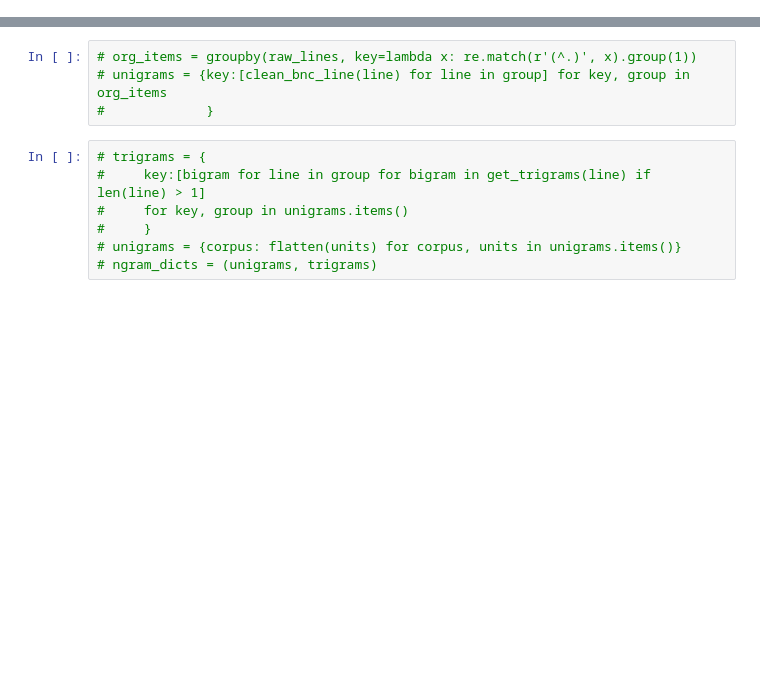
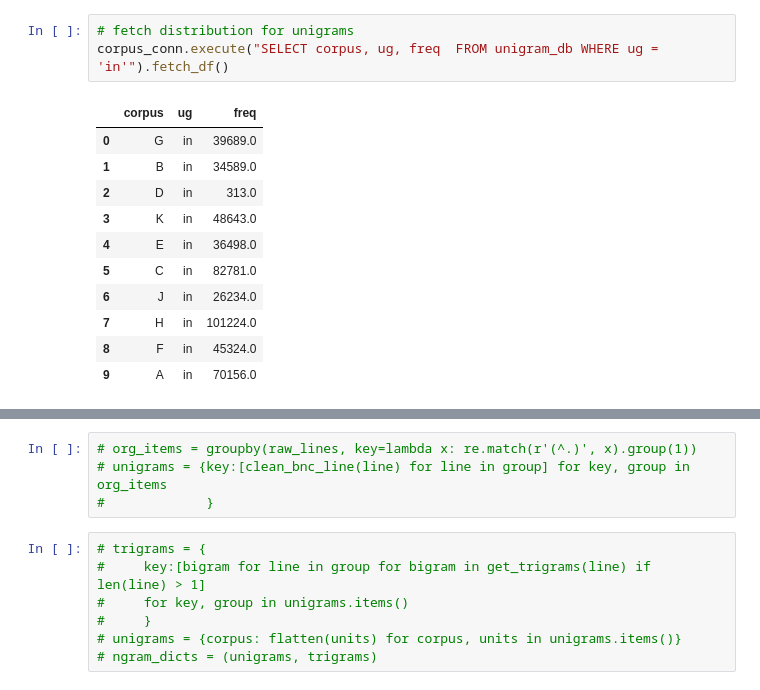
Before and after one commit to contreraskallens/MWU_measures, a Jupyter notebook: scratch.ipynb, the cells around one changed output, grey strips where cells are left out. Cells and saved outputs as stored; diff of their text form; blank space fills up the shorter version.

```diff
--- a/scratch.ipynb
+++ b/scratch.ipynb
@@ -28,0 +143,15 @@ this_corpus.set_totals()
+# %%
+# fetch distribution for unigrams
+corpus_conn.execute("SELECT corpus, ug, freq  FROM unigram_db WHERE ug = 'in'").fetch_df()
+# %% [output]
+|  | corpus | ug | freq |
+| 0 | G | in | 39689.0 |
+| 1 | B | in | 34589.0 |
+| 2 | D | in | 313.0 |
+| 3 | K | in | 48643.0 |
+| 4 | E | in | 36498.0 |
+| 5 | C | in | 82781.0 |
+| 6 | J | in | 26234.0 |
+| 7 | H | in | 101224.0 |
+| 8 | F | in | 45324.0 |
+| 9 | A | in | 70156.0 |
```
Also changed, not shown: parts of 35 cells of this notebook, 4 other files.
